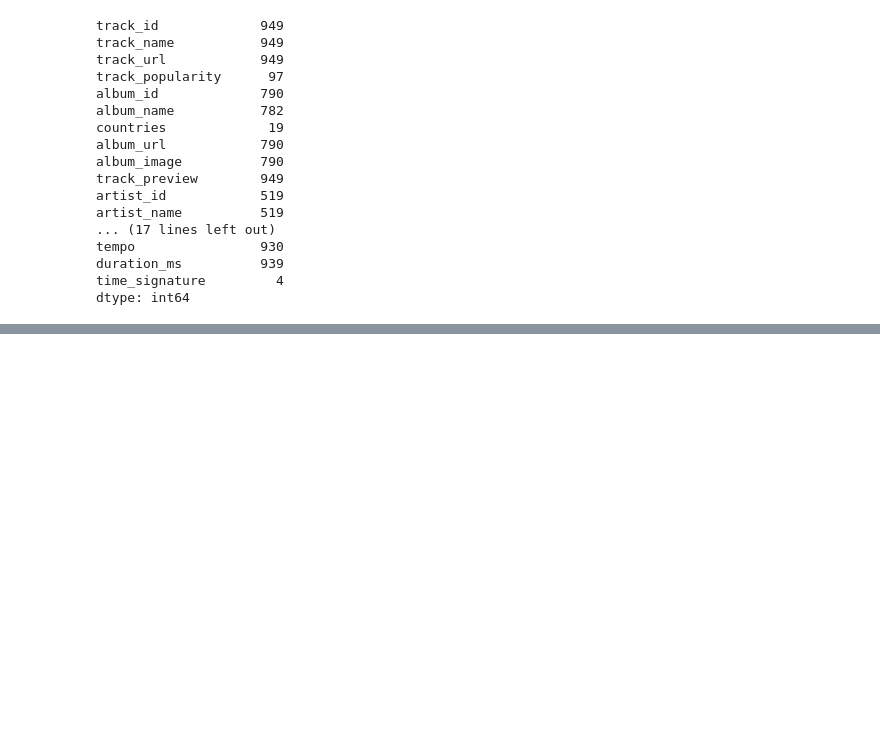
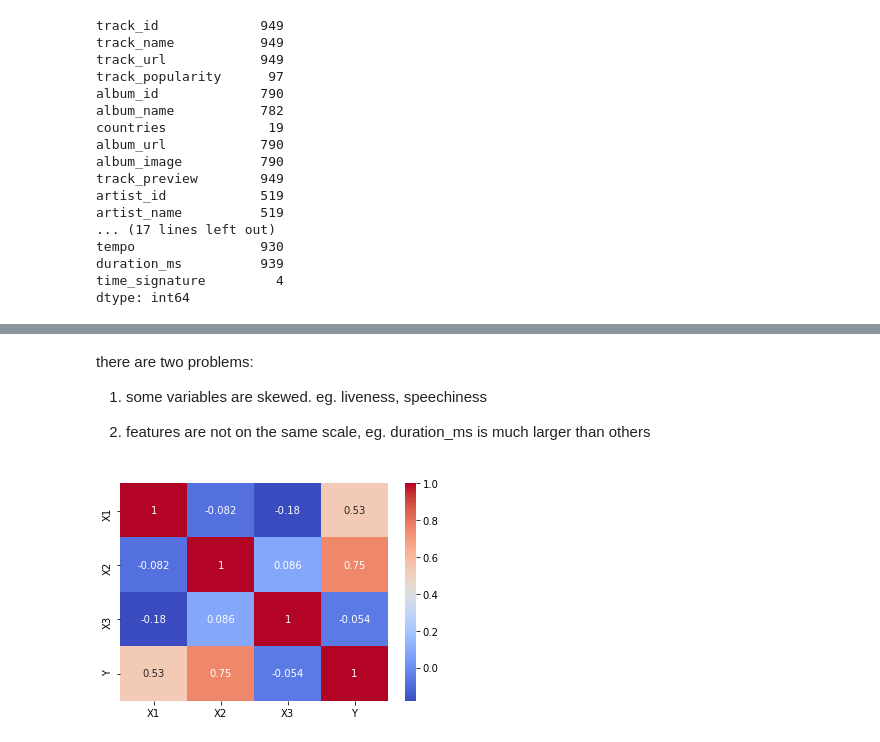
Before and after one commit to MikeJR111/Spotify-Top-50-Song-Data-ETL-Pipeline-and-Analysis, a Jupyter notebook: Genre Classification Report/Genre_Classification.ipynb, the cells around one changed output, grey strips where cells are left out. Cells and saved outputs as stored; diff of their text form; code cells hidden in the pictures; blank space fills up the shorter version.

```diff
--- a/Genre Classification Report/Genre_Classification.ipynb
+++ b/Genre Classification Report/Genre_Classification.ipynb
@@ -179,0 +178,31 @@ audio_feature.describe()
+# %% [markdown]
+there are two problems:
+
+1. some variables are skewed. eg. liveness, speechiness
+
+
+2. features are not on the same scale, eg. duration_ms is much larger than others
+# %%
+import pandas as pd
+import numpy as np
+import seaborn as sns
+import matplotlib.pyplot as plt
+
+# Create a sample dataset with three independent variables
+data = {'X1': np.random.normal(0, 1, 100),
+        'X2': np.random.normal(0, 1, 100),
+        'X3': np.random.normal(0, 1, 100)}
+
+df = pd.DataFrame(data)
+
+# Add a dependent variable that is highly correlated with X1 and X2, but not X3
+df['Y'] = 2*df['X1'] + 3*df['X2'] + np.random.normal(0, 1, 100)
+
+# Compute the correlation matrix
+corr_matrix = df.corr()
+
+# Plot a heatmap of the correlation matrix
+sns.heatmap(corr_matrix, annot=True, cmap='coolwarm')
+plt.show()
+# %% [output]
+[figure, added]
```
Also changed, not shown: parts of 12 cells of this notebook.
